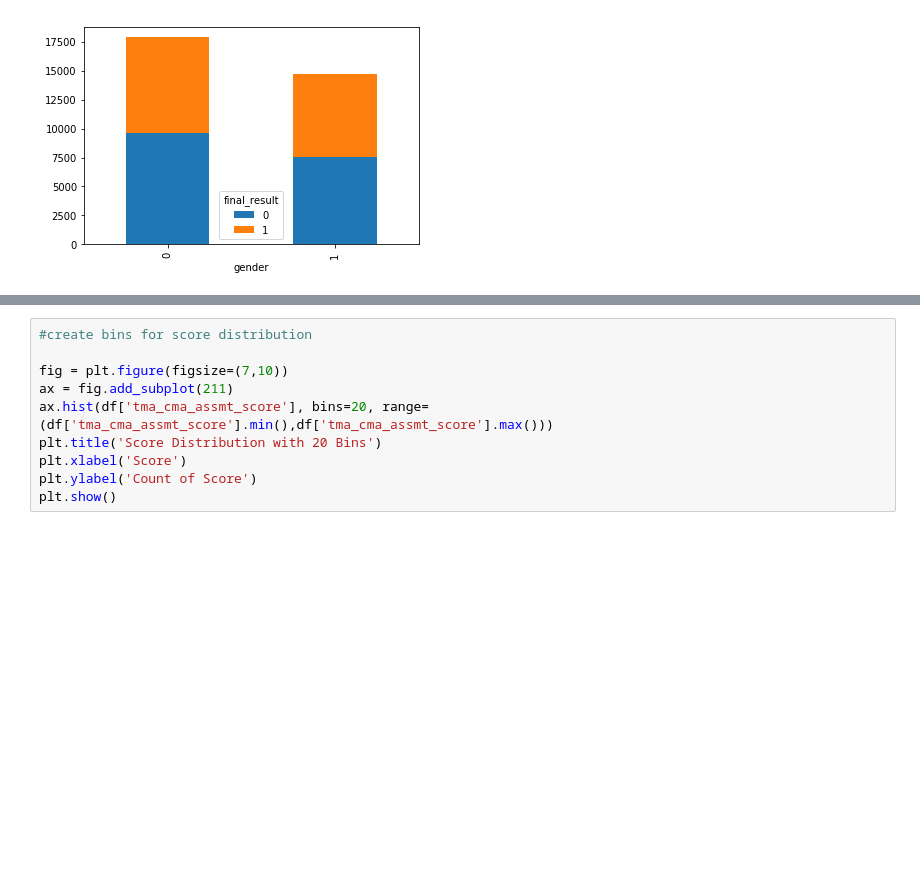
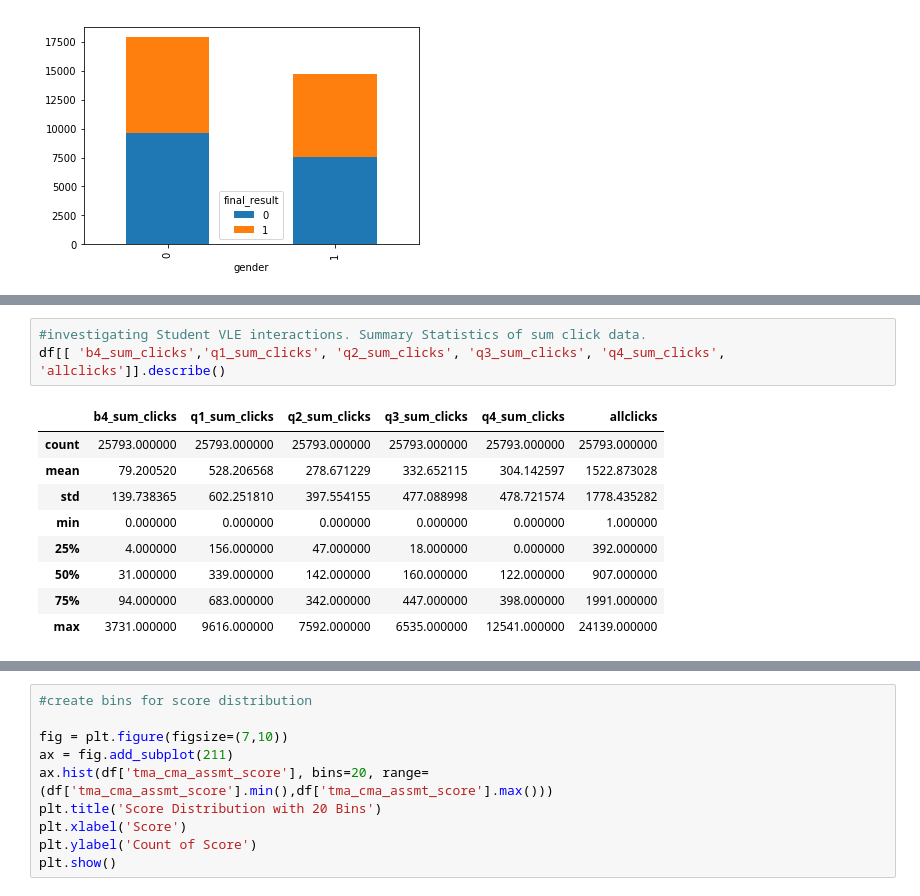
Before and after one commit to lmschreib/Exploratory-Data-Analysis, a Jupyter notebook: Exploratory Data Analysis Connected to Database.ipynb, the cells around one changed output, grey strips where cells are left out. Saved outputs shown, nothing was run; the diff lists cells and outputs as text; blank space fills up the shorter version.

```diff
--- a/Exploratory Data Analysis Connected to Database.ipynb
+++ b/Exploratory Data Analysis Connected to Database.ipynb
@@ -208,0 +227,13 @@ plt.show()
+# %%
+#investigating Student VLE interactions. Summary Statistics of sum click data.
+df[[ 'b4_sum_clicks','q1_sum_clicks', 'q2_sum_clicks', 'q3_sum_clicks', 'q4_sum_clicks', 'allclicks']].describe()
+# %% [output]
+|  | b4_sum_clicks | q1_sum_clicks | q2_sum_clicks | q3_sum_clicks | q4_sum_clicks | allclicks |
+| count | 25793.000000 | 25793.000000 | 25793.000000 | 25793.000000 | 25793.000000 | 25793.000000 |
+| mean | 79.200520 | 528.206568 | 278.671229 | 332.652115 | 304.142597 | 1522.873028 |
+| std | 139.738365 | 602.251810 | 397.554155 | 477.088998 | 478.721574 | 1778.435282 |
+| min | 0.000000 | 0.000000 | 0.000000 | 0.000000 | 0.000000 | 1.000000 |
+| 25% | 4.000000 | 156.000000 | 47.000000 | 18.000000 | 0.000000 | 392.000000 |
+| 50% | 31.000000 | 339.000000 | 142.000000 | 160.000000 | 122.000000 | 907.000000 |
+| 75% | 94.000000 | 683.000000 | 342.000000 | 447.000000 | 398.000000 | 1991.000000 |
+| max | 3731.000000 | 9616.000000 | 7592.000000 | 6535.000000 | 12541.000000 | 24139.000000 |
```
Also changed, not shown: parts of 5 cells of this notebook.
